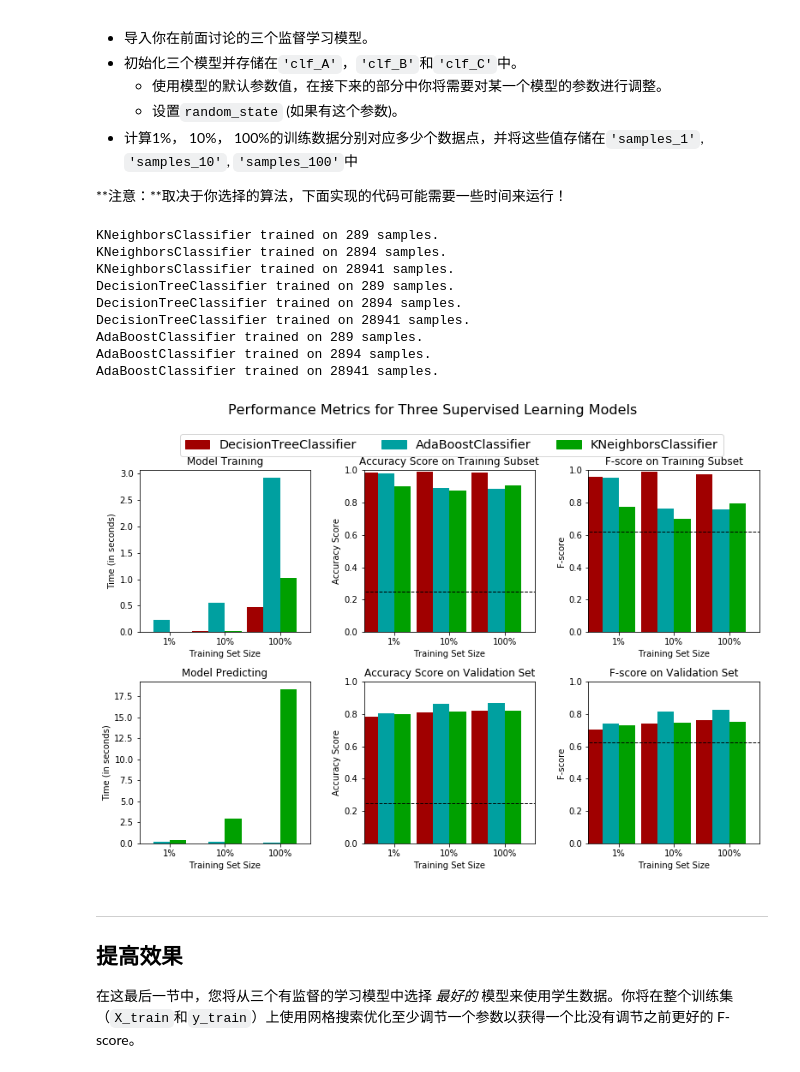
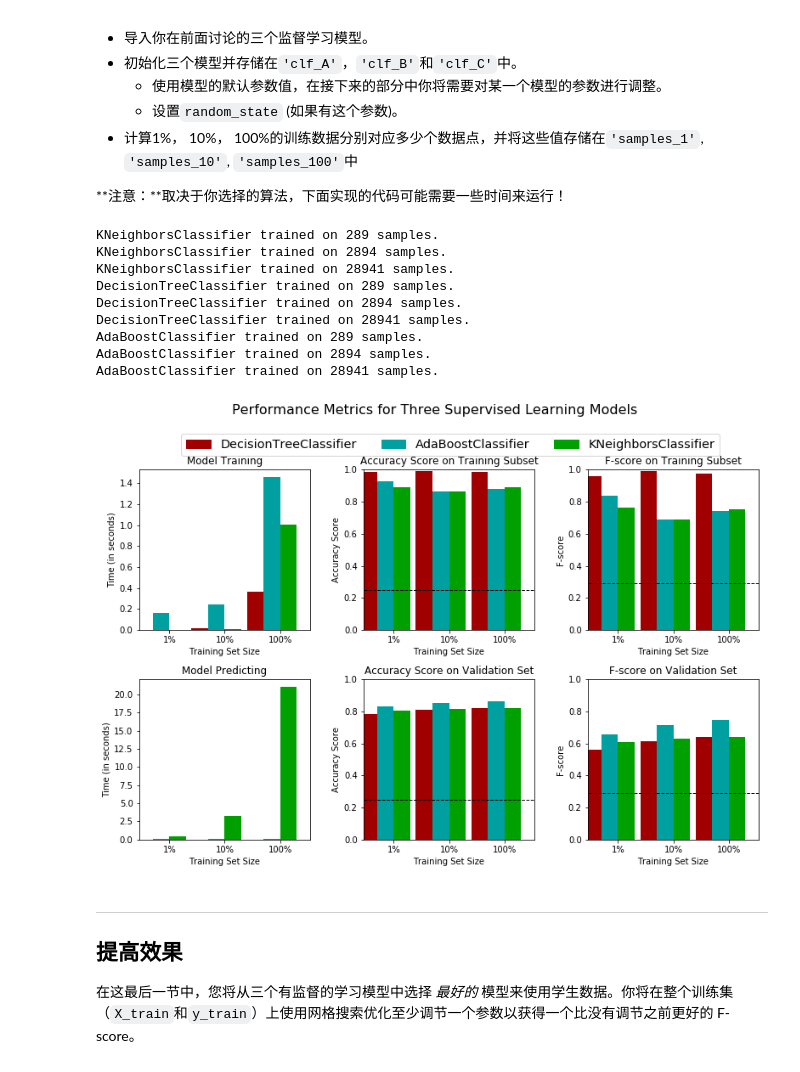
Before and after one commit to etangyushan/finding_donors, a Jupyter notebook: finding_donors.ipynb, the cells around one changed output. Saved outputs shown, nothing was run; the diff lists cells and outputs as text; code cells hidden in the pictures.

```diff
--- a/finding_donors.ipynb
+++ b/finding_donors.ipynb
@@ -235,10 +235,10 @@ print '训练数据y:', total_train
 TP = greate_50k
 
 # 假正例，预测错的正例
-FP = 0
+FP = less_50k
 
 # 假反例，预测错的反例
-FN = less_50k
+FN = 0
 
 # 真反例，预测对的反例
 TN = 0
@@ -494,7 +494,7 @@ def train_predict(learner, sample_size, X_train, y_train, X_val, y_val):
     results['f_train'] = fbeta_score(y_train[:300], predictions_train, average='binary', beta=0.5)
 
     # TODO：计算验证集上的F-score
-    results['f_val'] = fbeta_score(y_val, predictions_val, average='macro', beta=0.5)
+    results['f_val'] = fbeta_score(y_val, predictions_val, average='binary', beta=0.5)
 
 
     # 成功
@@ -523,36 +523,36 @@ from sklearn.ensemble import AdaBoostClassifier
 
 
 # TODO：初始化三个模型
-clf_A = KNeighborsClassifier(n_neighbors=3)
+clf_A = KNeighborsClassifier()
 clf_B = DecisionTreeClassifier(random_state=0)
-clf_C = AdaBoostClassifier(n_estimators=100, random_state=0)
+clf_C = AdaBoostClassifier(random_state=0)
 
 # TODO：计算1%， 10%， 100%的训练数据分别对应多少点
 samples_1 = len(X_train) / 100
 samples_10 = len(X_train) / 10
 samples_100 = len(X_train)
 
 # 收集学习器的结果
 results = {}
 for clf in [clf_A, clf_B, clf_C]:
     clf_name = clf.__class__.__name__
     results[clf_name] = {}
     for i, samples in enumerate([samples_1, samples_10, samples_100]):
         results[clf_name][i] = train_predict(clf, samples, X_train, y_train, X_val, y_val)
 
 # 对选择的三个模型得到的评价结果进行可视化
 vs.evaluate(results, accuracy, fscore)
 # %% [output]
 KNeighborsClassifier trained on 289 samples.
 KNeighborsClassifier trained on 2894 samples.
 KNeighborsClassifier trained on 28941 samples.
 DecisionTreeClassifier trained on 289 samples.
 DecisionTreeClassifier trained on 2894 samples.
 DecisionTreeClassifier trained on 28941 samples.
 AdaBoostClassifier trained on 289 samples.
 AdaBoostClassifier trained on 2894 samples.
 AdaBoostClassifier trained on 28941 samples.
-[figure, old version]
+[figure, new version]
 # %% [markdown]
 ----
 ## 提高效果
```
Also changed, not shown: parts of 3 cells of this notebook, 1 other file.
